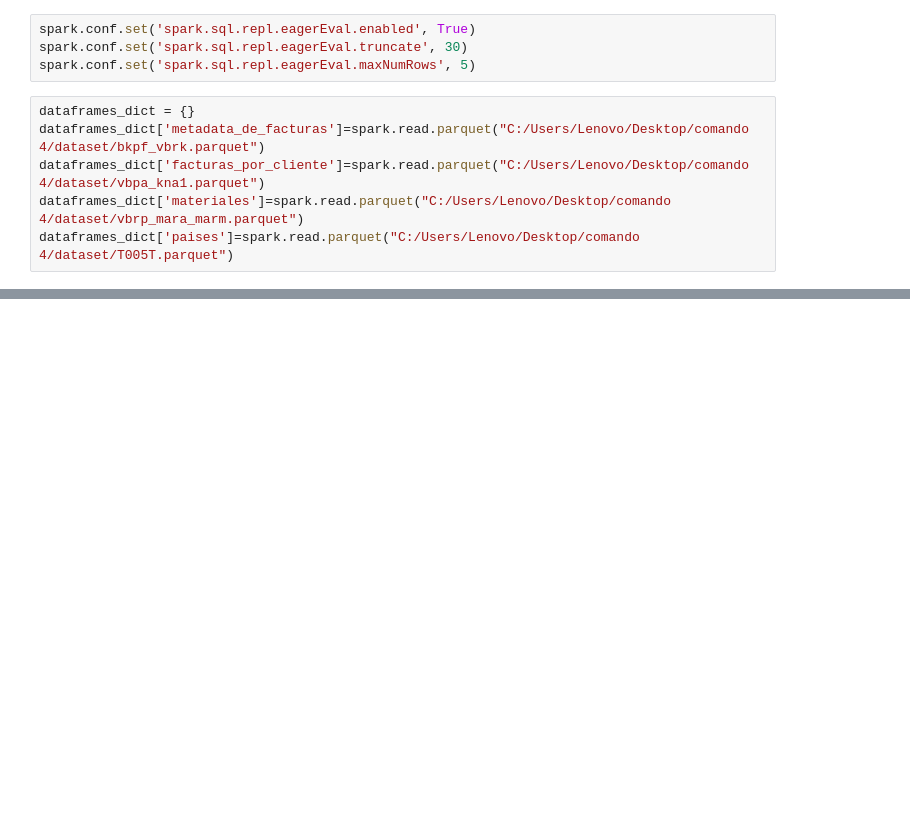
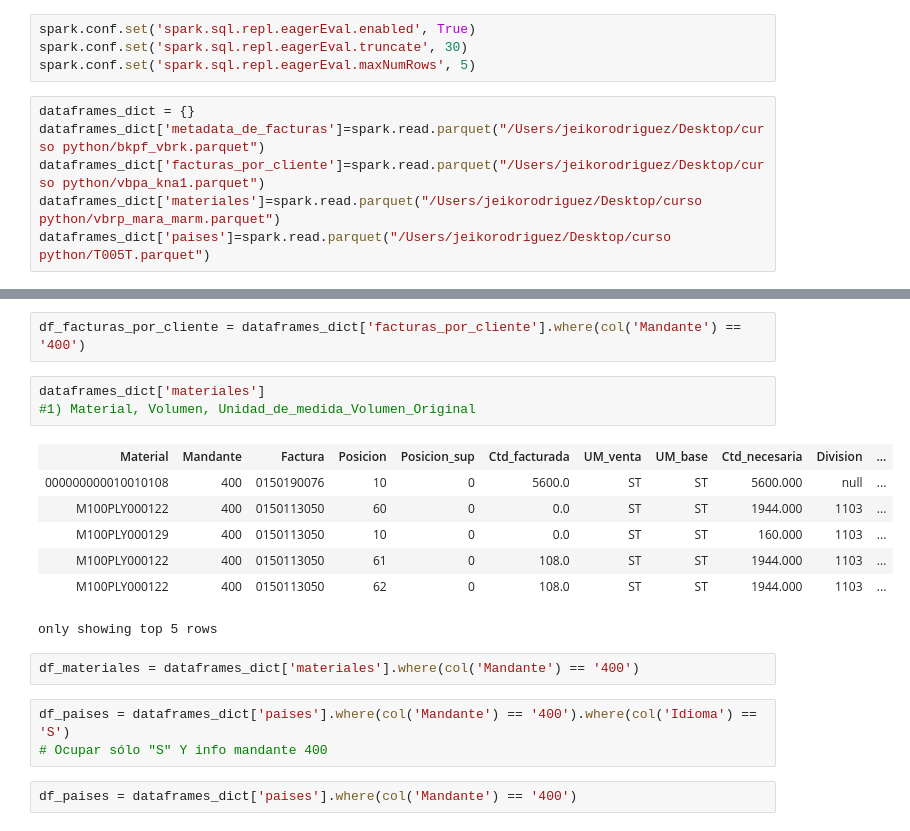
Before and after one commit to RickyCode/data-engineering-training, a Jupyter notebook: comando-4/pruebas.ipynb, the cells around one changed output, grey strips where cells are left out. Drawn from its saved outputs; the diff is of its cells as text; blank space fills up the shorter version.

Commit message:
[add] avance comando4, filtro mandante y select columnas

```diff
--- a/comando-4/pruebas.ipynb
+++ b/comando-4/pruebas.ipynb
@@ -22,7 +22,7 @@ spark.conf.set('spark.sql.repl.eagerEval.truncate', 30)
 spark.conf.set('spark.sql.repl.eagerEval.maxNumRows', 5)
 # %%
 dataframes_dict = {}
-dataframes_dict['metadata_de_facturas']=spark.read.parquet("C:/Users/Lenovo/Desktop/comando 4/dataset/bkpf_vbrk.parquet")
-dataframes_dict['facturas_por_cliente']=spark.read.parquet("C:/Users/Lenovo/Desktop/comando 4/dataset/vbpa_kna1.parquet")
-dataframes_dict['materiales']=spark.read.parquet("C:/Users/Lenovo/Desktop/comando 4/dataset/vbrp_mara_marm.parquet")
-dataframes_dict['paises']=spark.read.parquet("C:/Users/Lenovo/Desktop/comando 4/dataset/T005T.parquet")
+dataframes_dict['metadata_de_facturas']=spark.read.parquet("/Users/jeikorodriguez/Desktop/curso python/bkpf_vbrk.parquet")
+dataframes_dict['facturas_por_cliente']=spark.read.parquet("/Users/jeikorodriguez/Desktop/curso python/vbpa_kna1.parquet")
+dataframes_dict['materiales']=spark.read.parquet("/Users/jeikorodriguez/Desktop/curso python/vbrp_mara_marm.parquet")
+dataframes_dict['paises']=spark.read.parquet("/Users/jeikorodriguez/Desktop/curso python/T005T.parquet")
@@ -41,0 +54,20 @@ only showing top 5 rows
+# %%
+df_facturas_por_cliente = dataframes_dict['facturas_por_cliente'].where(col('Mandante') == '400')
+# %%
+dataframes_dict['materiales']
+#1) Material, Volumen, Unidad_de_medida_Volumen_Original
+# %% [output]
+| Material | Mandante | Factura | Posicion | Posicion_sup | Ctd_facturada | UM_venta | UM_base | Ctd_necesaria | Division | ... |
+| 000000000010010108 | 400 | 0150190076 | 10 | 0 | 5600.0 | ST | ST | 5600.000 | null | ... |
+| M100PLY000122 | 400 | 0150113050 | 60 | 0 | 0.0 | ST | ST | 1944.000 | 1103 | ... |
+| M100PLY000129 | 400 | 0150113050 | 10 | 0 | 0.0 | ST | ST | 160.000 | 1103 | ... |
+| M100PLY000122 | 400 | 0150113050 | 61 | 0 | 108.0 | ST | ST | 1944.000 | 1103 | ... |
+| M100PLY000122 | 400 | 0150113050 | 62 | 0 | 108.0 | ST | ST | 1944.000 | 1103 | ... |
+only showing top 5 rows
+# %%
+df_materiales = dataframes_dict['materiales'].where(col('Mandante') == '400')
+# %%
+df_paises = dataframes_dict['paises'].where(col('Mandante') == '400').where(col('Idioma') == 'S')
+# Ocupar sólo "S" Y info mandante 400
+# %%
+df_paises = dataframes_dict['paises'].where(col('Mandante') == '400')
```
Also changed, not shown: parts of 14 cells of this notebook.
